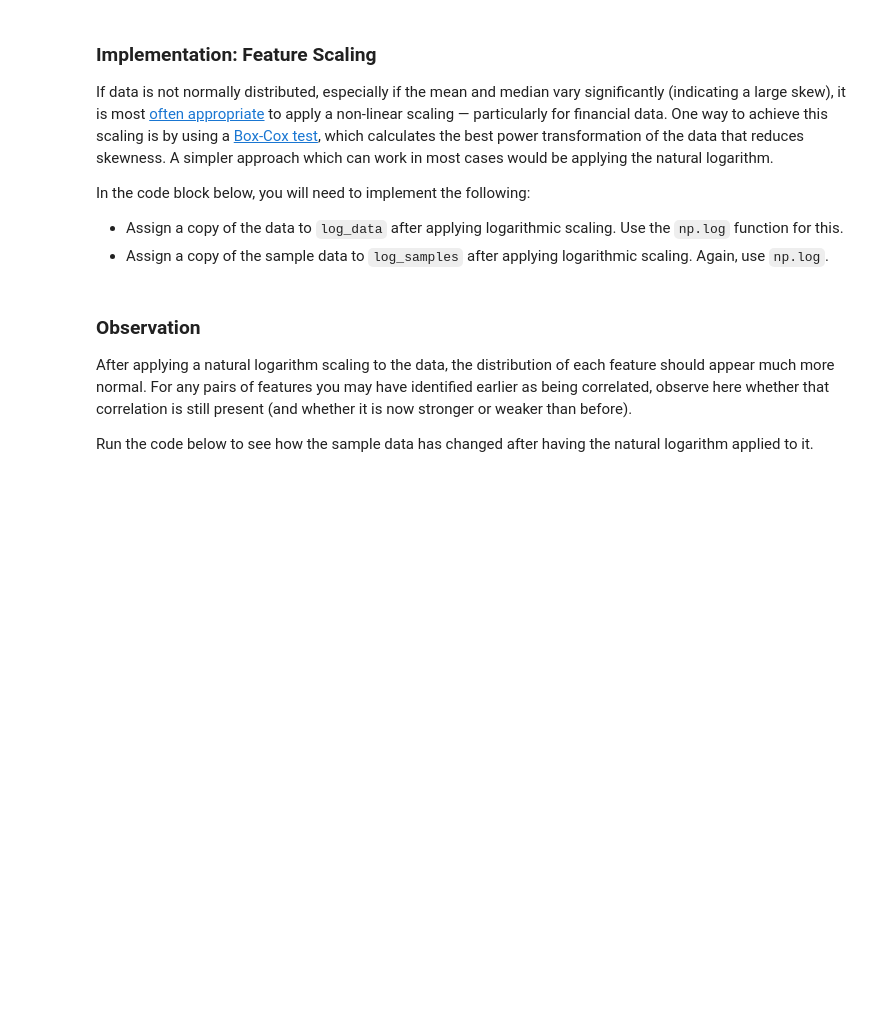
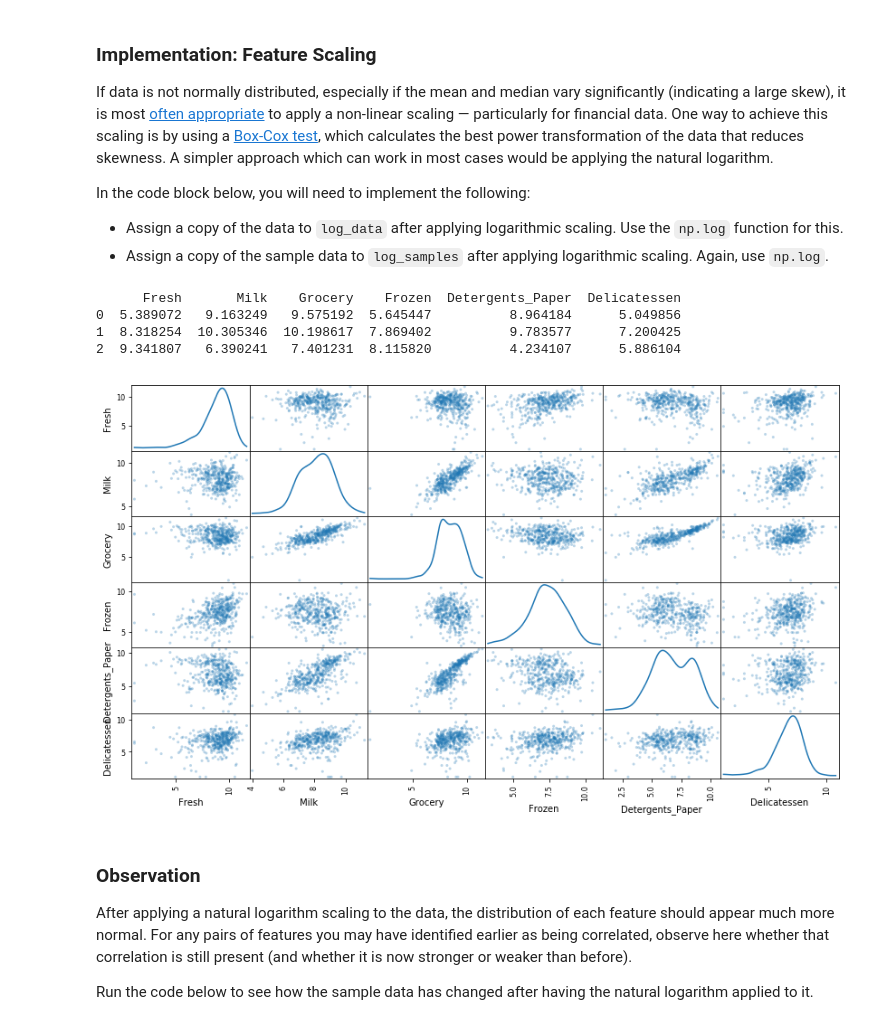
Before and after one commit to abhishekjain634/customer_segments, a Jupyter notebook: customer_segments.ipynb, the cells around one changed output. Cells and saved outputs as stored; diff of their text form; code cells hidden in the pictures; blank space fills up the shorter version.

```diff
--- a/customer_segments.ipynb
+++ b/customer_segments.ipynb
@@ -153,13 +153,21 @@ In the code block below, you will need to implement the following:
  - Assign a copy of the sample data to `log_samples` after applying logarithmic scaling. Again, use `np.log`.
 # %%
 # TODO: Scale the data using the natural logarithm
-log_data = None
+log_data = np.log(data)
+#print log_data.head()
 
 # TODO: Scale the sample data using the natural logarithm
-log_samples = None
+log_samples = np.log(samples)
+#print log_samples.head()
 
 # Produce a scatter matrix for each pair of newly-transformed features
 pd.scatter_matrix(log_data, alpha = 0.3, figsize = (14,8), diagonal = 'kde');
+# %% [output]
+      Fresh       Milk    Grocery    Frozen  Detergents_Paper  Delicatessen
+0  5.389072   9.163249   9.575192  5.645447          8.964184      5.049856
+1  8.318254  10.305346  10.198617  7.869402          9.783577      7.200425
+2  9.341807   6.390241   7.401231  8.115820          4.234107      5.886104
+[figure, added]
 # %% [markdown]
 ### Observation
 After applying a natural logarithm scaling to the data, the distribution of each feature should appear much more normal. For any pairs of features you may have identified earlier as being correlated, observe here whether that correlation is still present (and whether it is now stronger or weaker than before).
```
Also changed, not shown: parts of 12 cells of this notebook.
